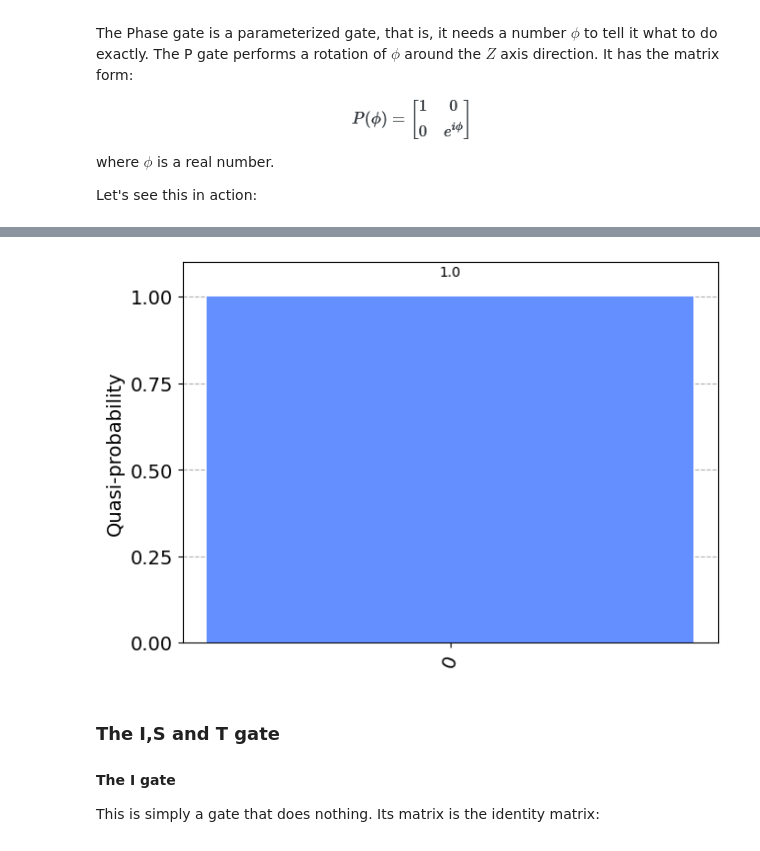
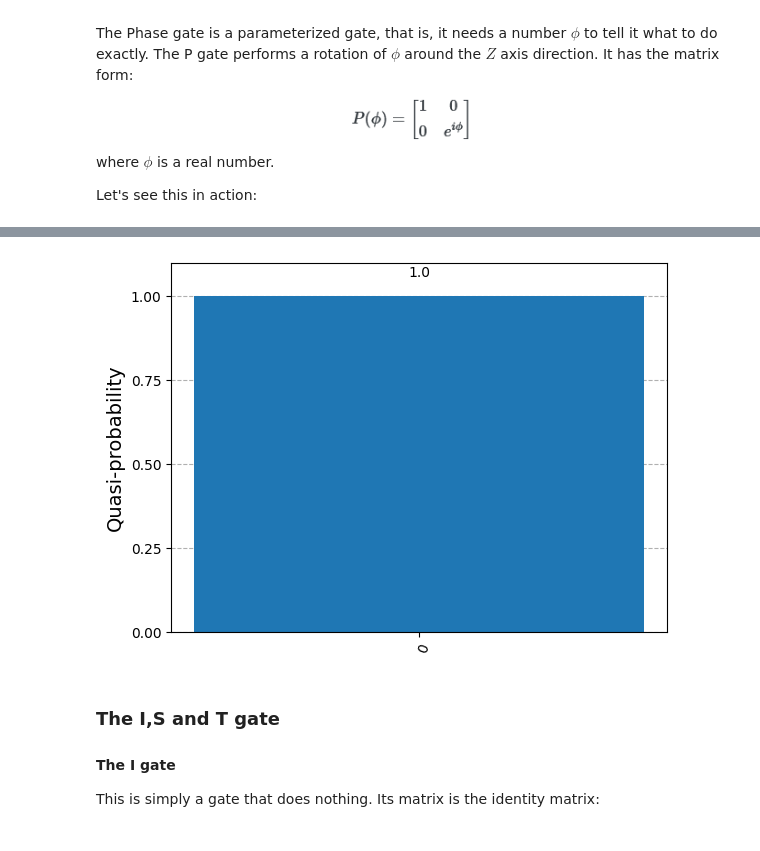
Before and after one commit to MonitSharma/Learn-Quantum-Computing-with-Qiskit, a Jupyter notebook: Single_Qubit_Gates.ipynb, the cells around one changed output, grey strips where cells are left out. Drawn from its saved outputs; the diff is of its cells as text; code cells hidden in the pictures.

```diff
--- a/Single_Qubit_Gates.ipynb
+++ b/Single_Qubit_Gates.ipynb
@@ -309,7 +306,7 @@ qc.draw('mpl')
 Let's measure it:
 # %%
 
-
-result = sim.run(qc).result().get_counts()
-plot_histogram(result)
+result = sampler.run(qc).result()
+counts = result.quasi_dists[0]
+plot_histogram(counts)
 # %% [output]
@@ -370,0 +363,4 @@ plot_histogram(result)
+# %%
+result = sampler.run(qc).result()
+counts = result.quasi_dists[0]
+plot_histogram(counts)
@@ -396,7 +394,7 @@ qc.draw('mpl')
 # %%
 
 
-result = sim.run(qc).result().get_counts()
-
-plot_histogram(result)
+result = sampler.run(qc).result()
+counts = result.quasi_dists[0]
+plot_histogram(counts)
 # %% [output]
@@ -485,0 +479,3 @@ plot_bloch_multivector(state)
+# %%
+qc.measure_all()
+qc.draw('mpl')
@@ -486,9 +484,9 @@ plot_bloch_multivector(state)
 # %%
-result = sim.run(qc).result().get_counts()
-
-plot_histogram(result)
+result = sampler.run(qc).result()
+counts = result.quasi_dists[0]
+plot_histogram(counts)
 # %% [output]
-[figure, old version]
+[figure, new version]
 # %% [markdown]
 ### The I,S and T gate
 
```
Also changed, not shown: parts of 52 cells of this notebook, 16 other files.
